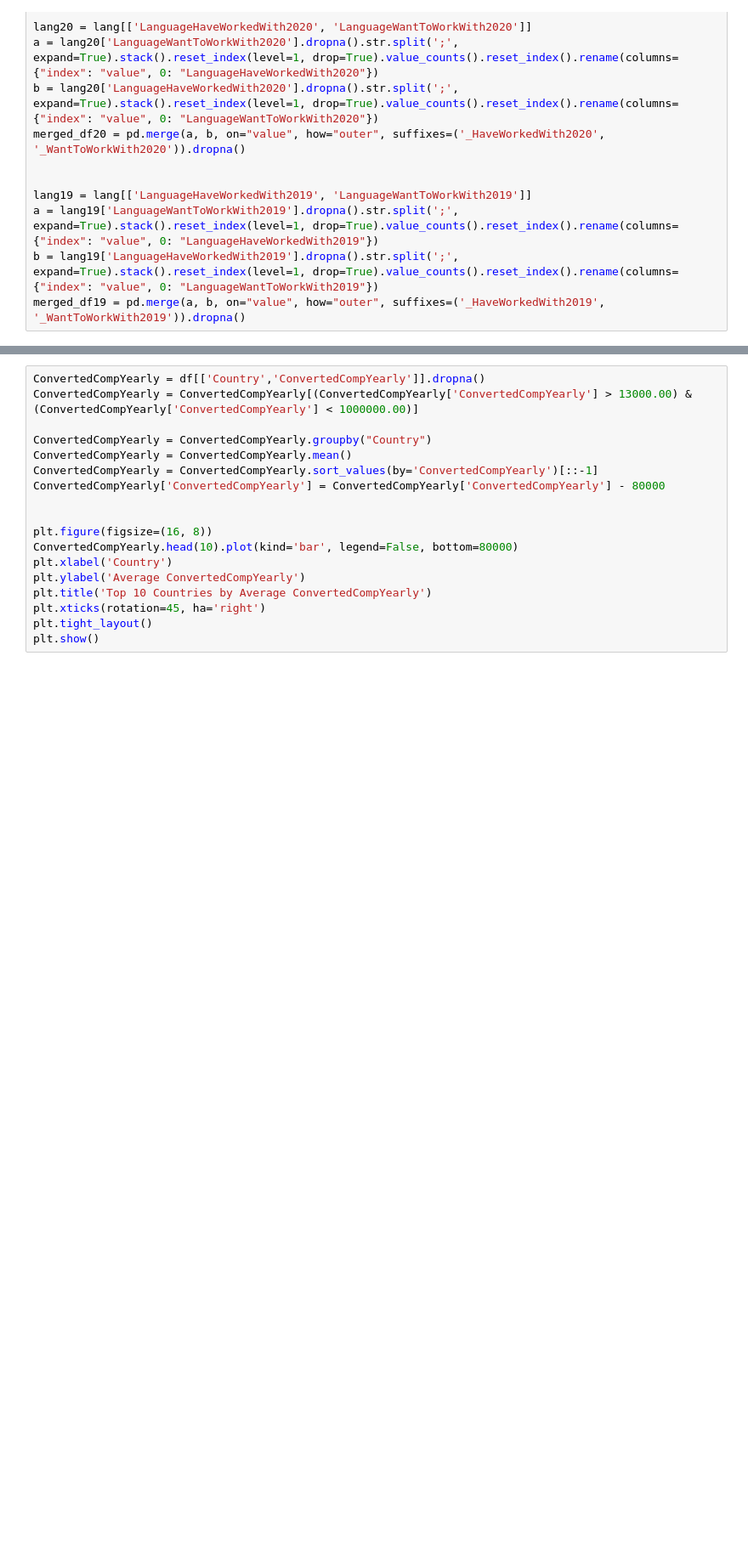
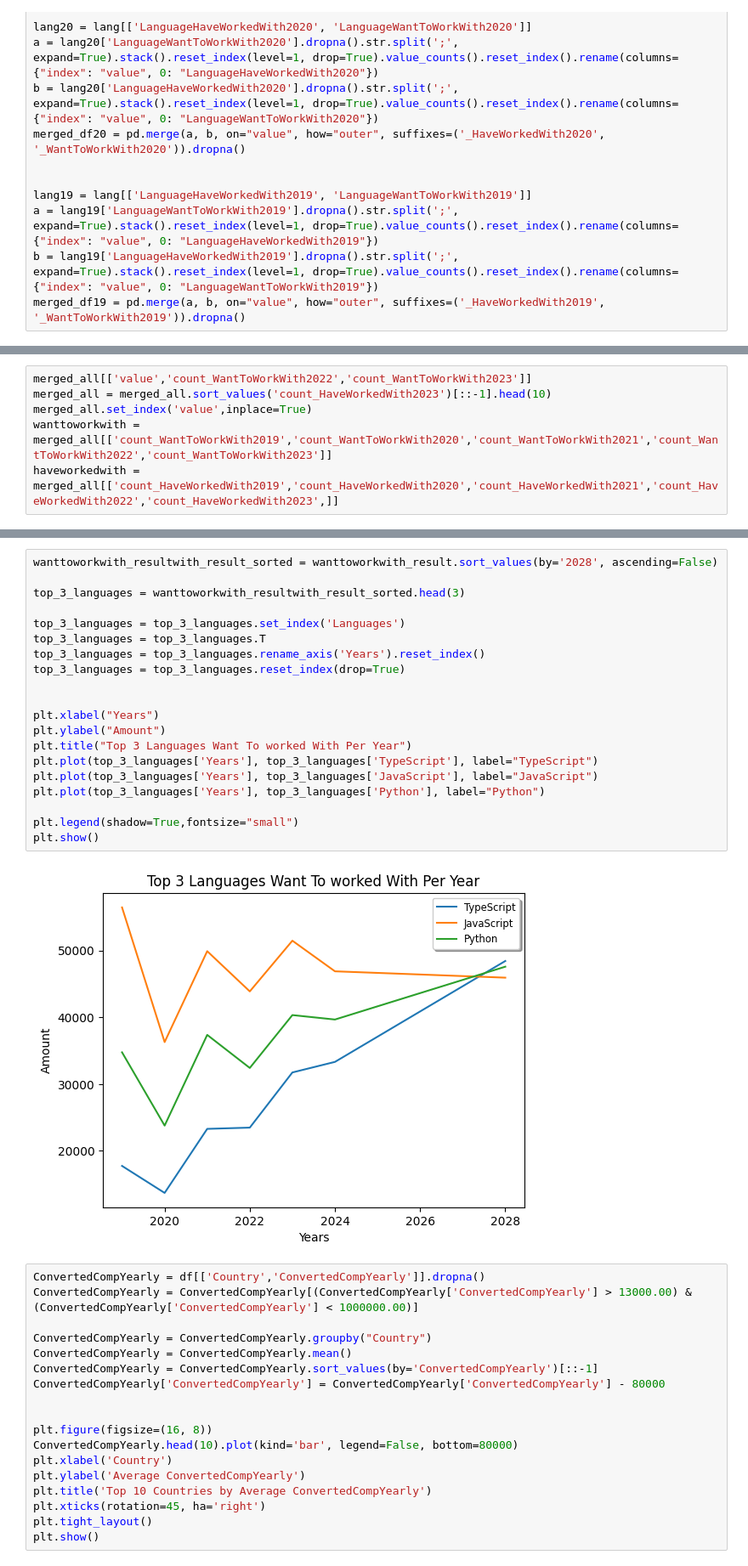
Before and after one commit to lLeonerde/Stackoverflow-survey, a Jupyter notebook: jupyter.ipynb, the cells around one changed output, grey strips where cells are left out. Shown at 85% size. Cells and saved outputs as stored; diff of their text form; blank space fills up the shorter version.

```diff
--- a/jupyter.ipynb
+++ b/jupyter.ipynb
@@ -202,0 +101,6 @@ merged_all[['value','count_WantToWorkWith2019','count_WantToWorkWith2023']]
+# %%
+merged_all[['value','count_WantToWorkWith2022','count_WantToWorkWith2023']]
+merged_all = merged_all.sort_values('count_HaveWorkedWith2023')[::-1].head(10)
+merged_all.set_index('value',inplace=True)
+wanttoworkwith = merged_all[['count_WantToWorkWith2019','count_WantToWorkWith2020','count_WantToWorkWith2021','count_WantToWorkWith2022','count_WantToWorkWith2023']]
+haveworkedwith = merged_all[['count_HaveWorkedWith2019','count_HaveWorkedWith2020','count_HaveWorkedWith2021','count_HaveWorkedWith2022','count_HaveWorkedWith2023',]]
@@ -203,3 +180,25 @@ merged_all[['value','count_WantToWorkWith2019','count_WantToWorkWith2023']]
+# %%
+wanttoworkwith_resultwith_result_sorted = wanttoworkwith_result.sort_values(by='2028', ascending=False)
+
+top_3_languages = wanttoworkwith_resultwith_result_sorted.head(3)
+
+top_3_languages = top_3_languages.set_index('Languages')
+top_3_languages = top_3_languages.T
+top_3_languages = top_3_languages.rename_axis('Years').reset_index()
+top_3_languages = top_3_languages.reset_index(drop=True)
+
+
+plt.xlabel("Years")
+plt.ylabel("Amount")
+plt.title("Top 3 Languages Want To worked With Per Year")
+plt.plot(top_3_languages['Years'], top_3_languages['TypeScript'], label="TypeScript")
+plt.plot(top_3_languages['Years'], top_3_languages['JavaScript'], label="JavaScript")
+plt.plot(top_3_languages['Years'], top_3_languages['Python'], label="Python")
+
+plt.legend(shadow=True,fontsize="small")
+plt.show()
+# %% [output]
+[figure, added]
 # %%
 ConvertedCompYearly = df[['Country','ConvertedCompYearly']].dropna()
 ConvertedCompYearly = ConvertedCompYearly[(ConvertedCompYearly['ConvertedCompYearly'] > 13000.00) & (ConvertedCompYearly['ConvertedCompYearly'] < 1000000.00)]
```
Also changed, not shown: parts of 10 cells of this notebook, 4 other files.
